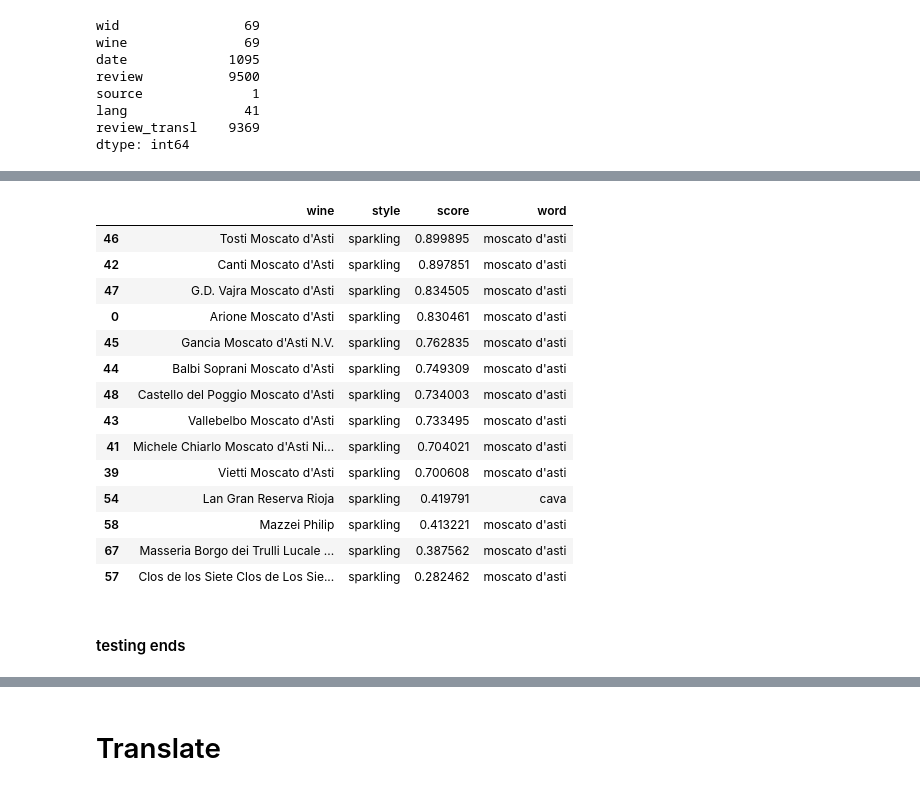
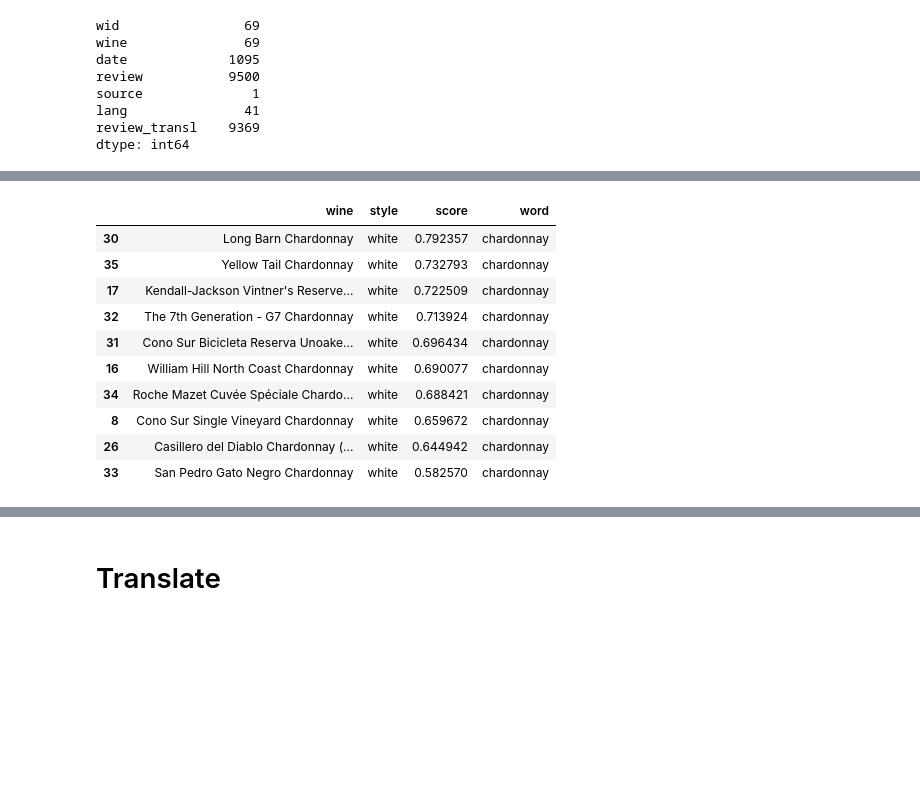
Before and after one commit to lbk209/topic_modeling, a Jupyter notebook: vivino_community_reviews.ipynb, the cells around one changed output, grey strips where cells are left out. Saved outputs shown, nothing was run; the diff lists cells and outputs as text; code cells hidden in the pictures; blank space fills up the shorter version.

```diff
--- a/vivino_community_reviews.ipynb
+++ b/vivino_community_reviews.ipynb
@@ -579,31 +577,3 @@ wid_wine['wine']
 # %%
-WINE_STYLE = {
-    'red': ['cabernet sauvignon', 'shiraz', 'syrah', 'pinot noir', 'merlot', 'carmenere', 'malbec'],
-    'white': ['chardonnay', 'sauvignon blanc', 'riesling'],
-    'sparkling': ['champagne', "moscato d'asti", 'cava'],
-    #'desert': []
-}
-
-
-def find_style(wines, style_dict=WINE_STYLE):
-    """
-    find the style of wine in wines from style_dict
-    wines: list of wines
-    """
-    dict_tmp = {w:s for s, ws in style_dict.items() for w in ws}
-    voca = list(dict_tmp.keys())
-    voca_style = list(dict_tmp.values())
-
-    ss = SemanticSearch(vocabulary=voca)
-    result = ss.search(wines, top_k=1)
-
-    swords = [x[0] for x in result['word']]
-    scores = [x[0] for x in result['score']]
-    styles = [voca_style[voca.index(x)] for x in swords]
-
-    df_style = pd.DataFrame({'wine':wines, 'style': styles, 'score':scores, 'word':swords})
-    return df_style
-
-
 wines =  wid_wine['wine']
-df_style = find_style(wines, style_dict=WINE_STYLE)
+df_style = find_style(wines)
@@ -623,7 +579,0 @@ result = ss.search(wines, top_k=1)
-# %%
-words = [x[0] for x in result['word']]
-scores = [x[0] for x in result['score']]
-styles = [voca_style[voca.index(x)] for x in words]
-
-df_style = pd.DataFrame({'wid':wid_wine['wid'], 'wine':wines, 'style': styles, 'score':scores, 'word':words})
-df_style
@@ -644,28 +580,23 @@ df_style
 # %%
-s = 'sparkling'
+#s = 'sparkling'
 #s = 'red'
+s = 'white'
 #WINE_STYLE[s]
 
 thr = 0.
 
 cond = (df_style['style'] == s)
 cond = cond & (df_style['score'] >= thr)
 df_style.loc[cond].sort_values('score', ascending=False)
 # %% [output]
 |  | wine | style | score | word |
-| 46 | Tosti Moscato d'Asti | sparkling | 0.899895 | moscato d'asti |
-| 42 | Canti Moscato d'Asti | sparkling | 0.897851 | moscato d'asti |
-| 47 | G.D. Vajra Moscato d'Asti | sparkling | 0.834505 | moscato d'asti |
-| 0 | Arione Moscato d'Asti | sparkling | 0.830461 | moscato d'asti |
-| 45 | Gancia Moscato d'Asti N.V. | sparkling | 0.762835 | moscato d'asti |
-| 44 | Balbi Soprani Moscato d'Asti | sparkling | 0.749309 | moscato d'asti |
-| 48 | Castello del Poggio Moscato d'Asti | sparkling | 0.734003 | moscato d'asti |
-| 43 | Vallebelbo Moscato d'Asti | sparkling | 0.733495 | moscato d'asti |
-| 41 | Michele Chiarlo Moscato d'Asti Ni... | sparkling | 0.704021 | moscato d'asti |
-| 39 | Vietti Moscato d'Asti | sparkling | 0.700608 | moscato d'asti |
-| 54 | Lan Gran Reserva Rioja | sparkling | 0.419791 | cava |
-| 58 | Mazzei Philip | sparkling | 0.413221 | moscato d'asti |
-| 67 | Masseria Borgo dei Trulli Lucale ... | sparkling | 0.387562 | moscato d'asti |
-| 57 | Clos de los Siete Clos de Los Sie... | sparkling | 0.282462 | moscato d'asti |
+| 30 | Long Barn Chardonnay | white | 0.792357 | chardonnay |
+| 35 | Yellow Tail Chardonnay | white | 0.732793 | chardonnay |
+| 17 | Kendall-Jackson Vintner's Reserve... | white | 0.722509 | chardonnay |
+| 32 | The 7th Generation - G7 Chardonnay | white | 0.713924 | chardonnay |
+| 31 | Cono Sur Bicicleta Reserva Unoake... | white | 0.696434 | chardonnay |
+| 16 | William Hill North Coast Chardonnay | white | 0.690077 | chardonnay |
+| 34 | Roche Mazet Cuvée Spéciale Chardo... | white | 0.688421 | chardonnay |
+| 8 | Cono Sur Single Vineyard Chardonnay | white | 0.659672 | chardonnay |
+| 26 | Casillero del Diablo Chardonnay (... | white | 0.644942 | chardonnay |
+| 33 | San Pedro Gato Negro Chardonnay | white | 0.582570 | chardonnay |
-# %% [markdown]
-#### testing ends
```
Also changed, not shown: parts of 12 cells of this notebook.
